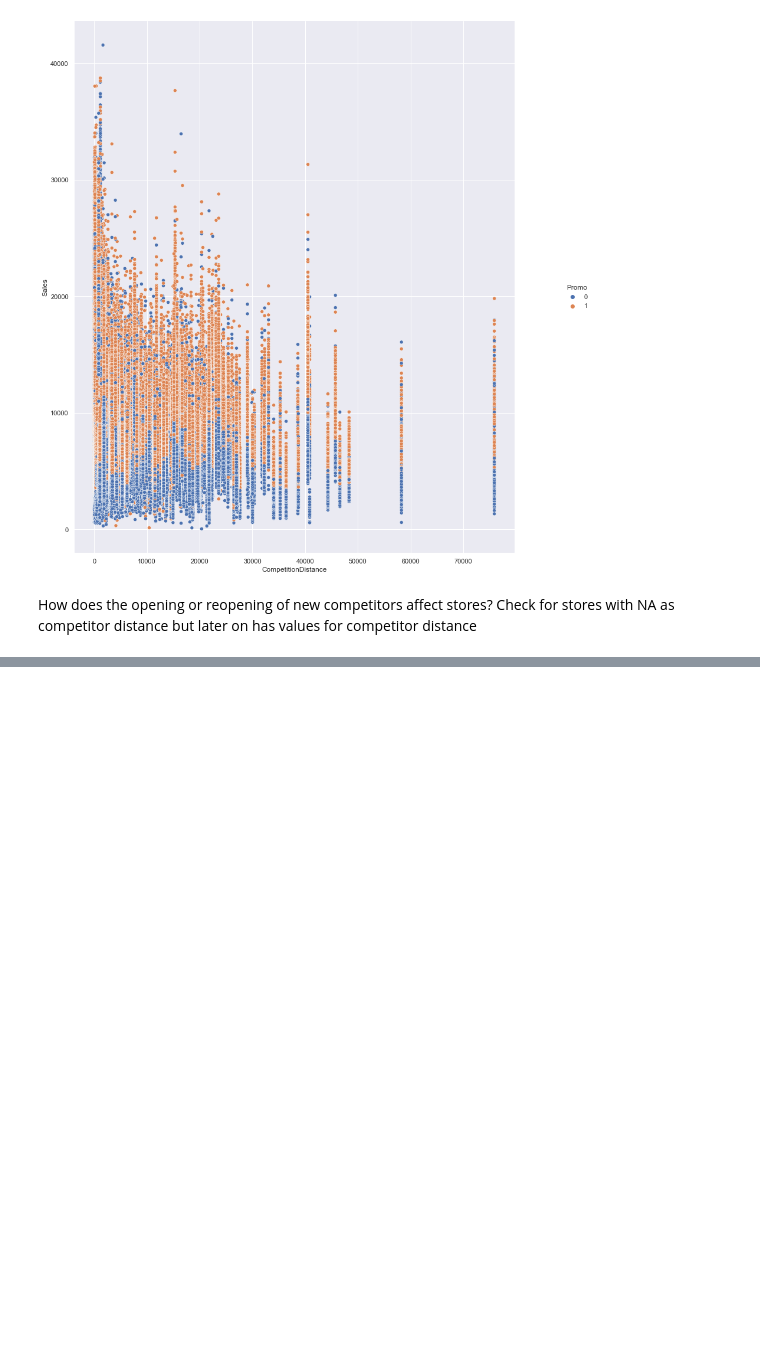
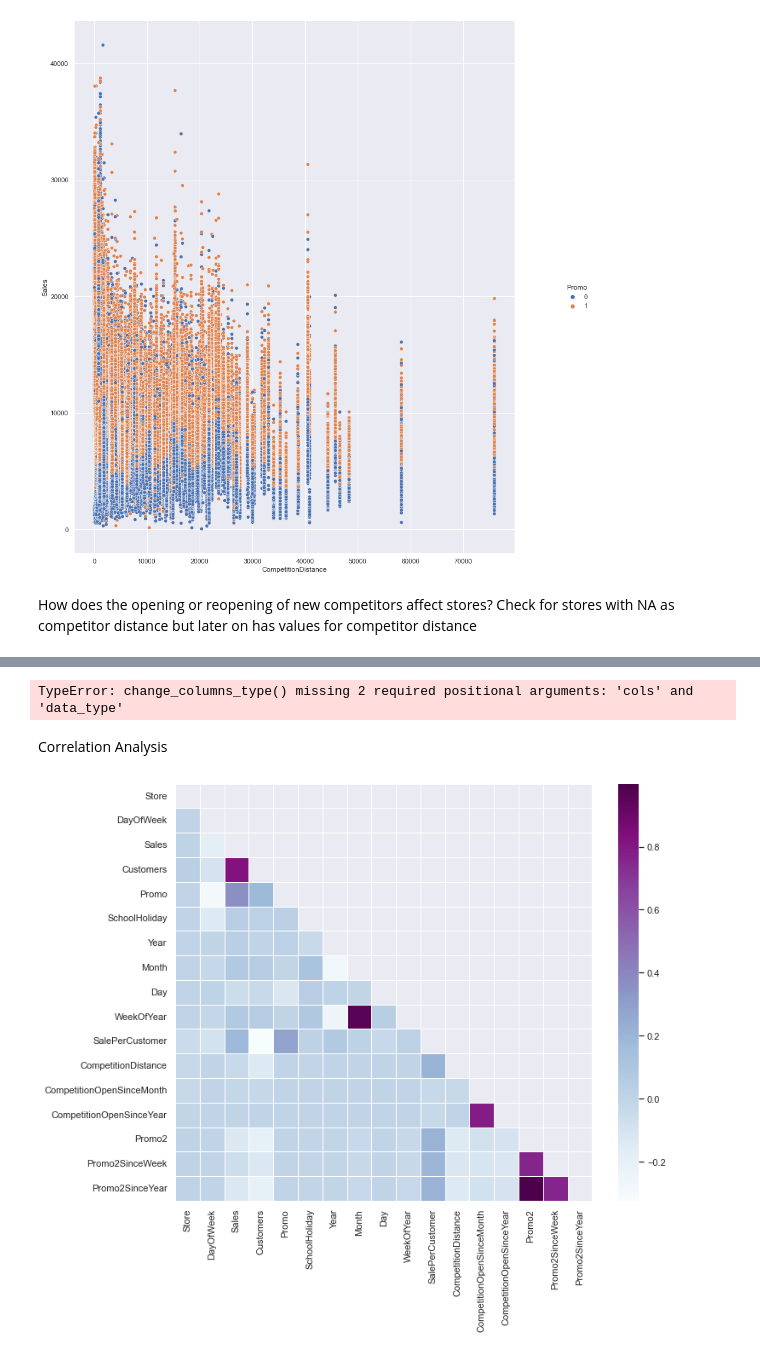
Before and after one commit to michaelgetachew-abebe/Pharmaceutical-Sales-Prediction_Rossmann, a Jupyter notebook: notebooks/explratory_data_analysis.ipynb, the cells around one changed output, grey strips where cells are left out. Cells and saved outputs as stored; diff of their text form; code cells hidden in the pictures; blank space fills up the shorter version.

Commit message:
Feat(add): added a code section to calculate the correlation between each columns of the data frame

```diff
--- a/notebooks/explratory_data_analysis.ipynb
+++ b/notebooks/explratory_data_analysis.ipynb
@@ -664,0 +684,22 @@ NameError: name 'DataCleaner' is not defined
+# %%
+open_close_df = train_store.loc[:, ['Store', 'Sales', 'Customers', 'Month', 'Year',
+                                 "CompetitionDistance", "CompetitionOpenSinceMonth", "CompetitionOpenSinceYear"]]
+store_got_new_comp = open_close_df.loc[open_close_df['CompetitionOpenSinceMonth'].notnull()]
+
+change_columns_type(store_got_new_comp)
+# %% [output]
+TypeError: change_columns_type() missing 2 required positional arguments: 'cols' and 'data_type'
+# %% [markdown]
+Correlation Analysis
+# %%
+# Compute the correlation matrix
+corr_all = train_store.drop('Open', axis = 1).corr()
+# upper triangle
+mask = np.zeros_like(corr_all, dtype = np.bool)
+mask[np.triu_indices_from(mask)] = True
+f, ax = plt.subplots(figsize = (11, 9))
+sns.heatmap(corr_all, mask = mask,
+            square = True, linewidths = .5, ax = ax, cmap = "BuPu")
+plt.show()
+# %% [output]
+[figure, added]
```
Also changed, not shown: parts of 2 cells of this notebook.
